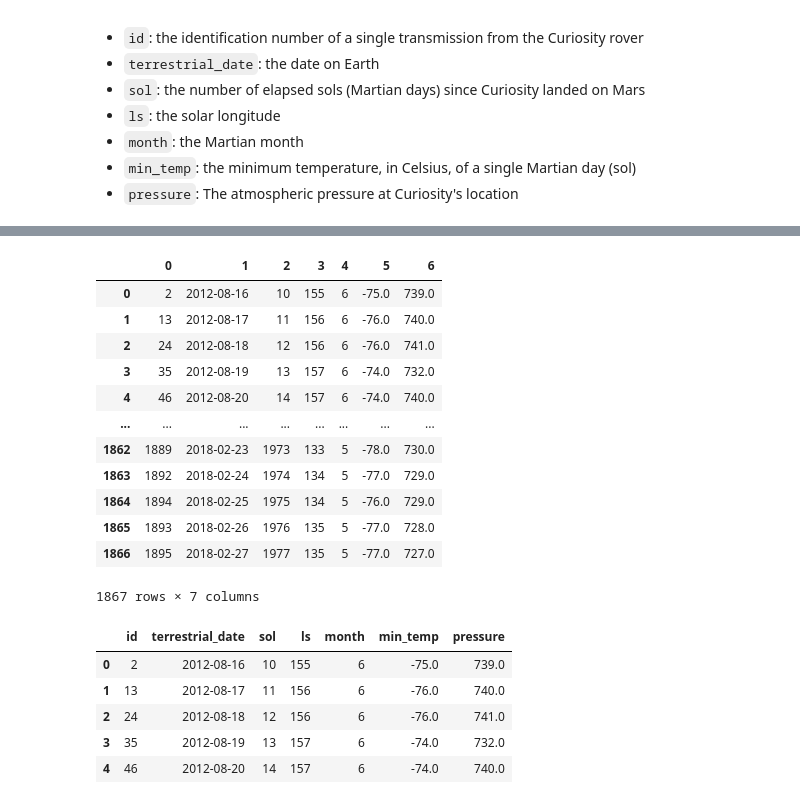
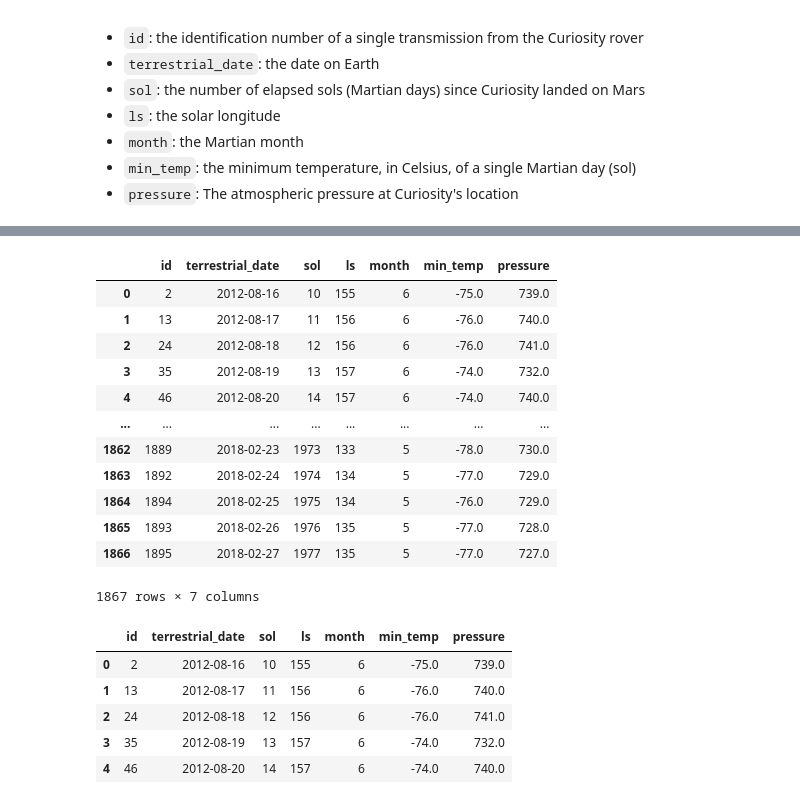
Before and after one commit to benrich322/web-scraping, a Jupyter notebook: module 11/Starter_Code 8/part_2_mars_weather.ipynb, the cells around one changed output, grey strips where cells are left out. Saved outputs shown, nothing was run; the diff lists cells and outputs as text; code cells hidden in the pictures.

```diff
--- a/module 11/Starter_Code 8/part_2_mars_weather.ipynb
+++ b/module 11/Starter_Code 8/part_2_mars_weather.ipynb
@@ -92,10 +92,9 @@ list_test
 # %%
 # Create a Pandas DataFrame by using the list of rows and a list of the column names
 columns = ['id','terrestrial_date','sol','ls','month','min_temp','pressure']
-df = pd.DataFrame(list_test)
-df
+df = pd.DataFrame(list_test, columns=columns)
 # %% [output]
-|  | 0 | 1 | 2 | 3 | 4 | 5 | 6 |
+|  | id | terrestrial_date | sol | ls | month | min_temp | pressure |
 | 0 | 2 | 2012-08-16 | 10 | 155 | 6 | -75.0 | 739.0 |
 | 1 | 13 | 2012-08-17 | 11 | 156 | 6 | -76.0 | 740.0 |
 | 2 | 24 | 2012-08-18 | 12 | 156 | 6 | -76.0 | 741.0 |
```
Also changed, not shown: parts of 2 cells of this notebook.
